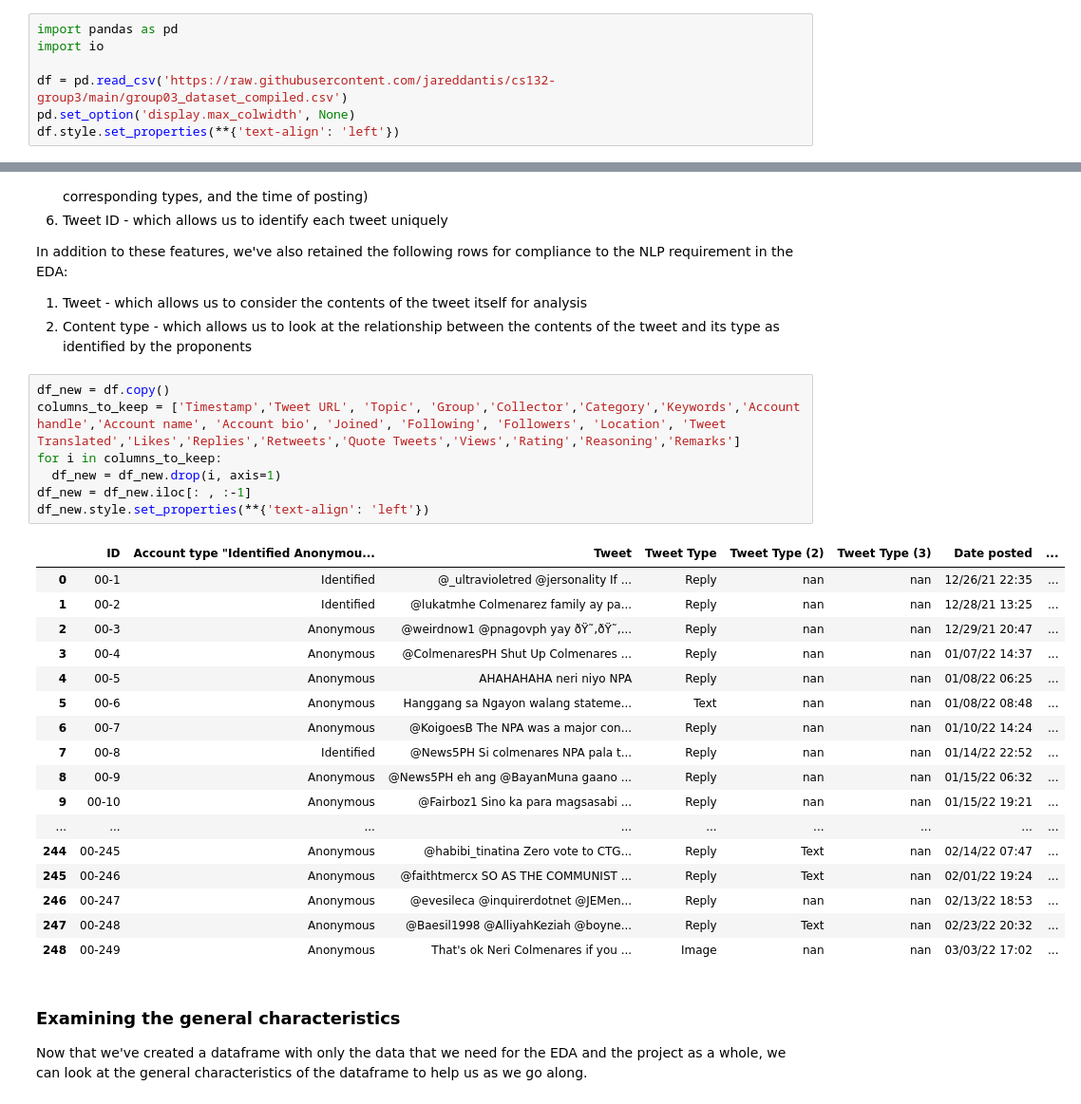
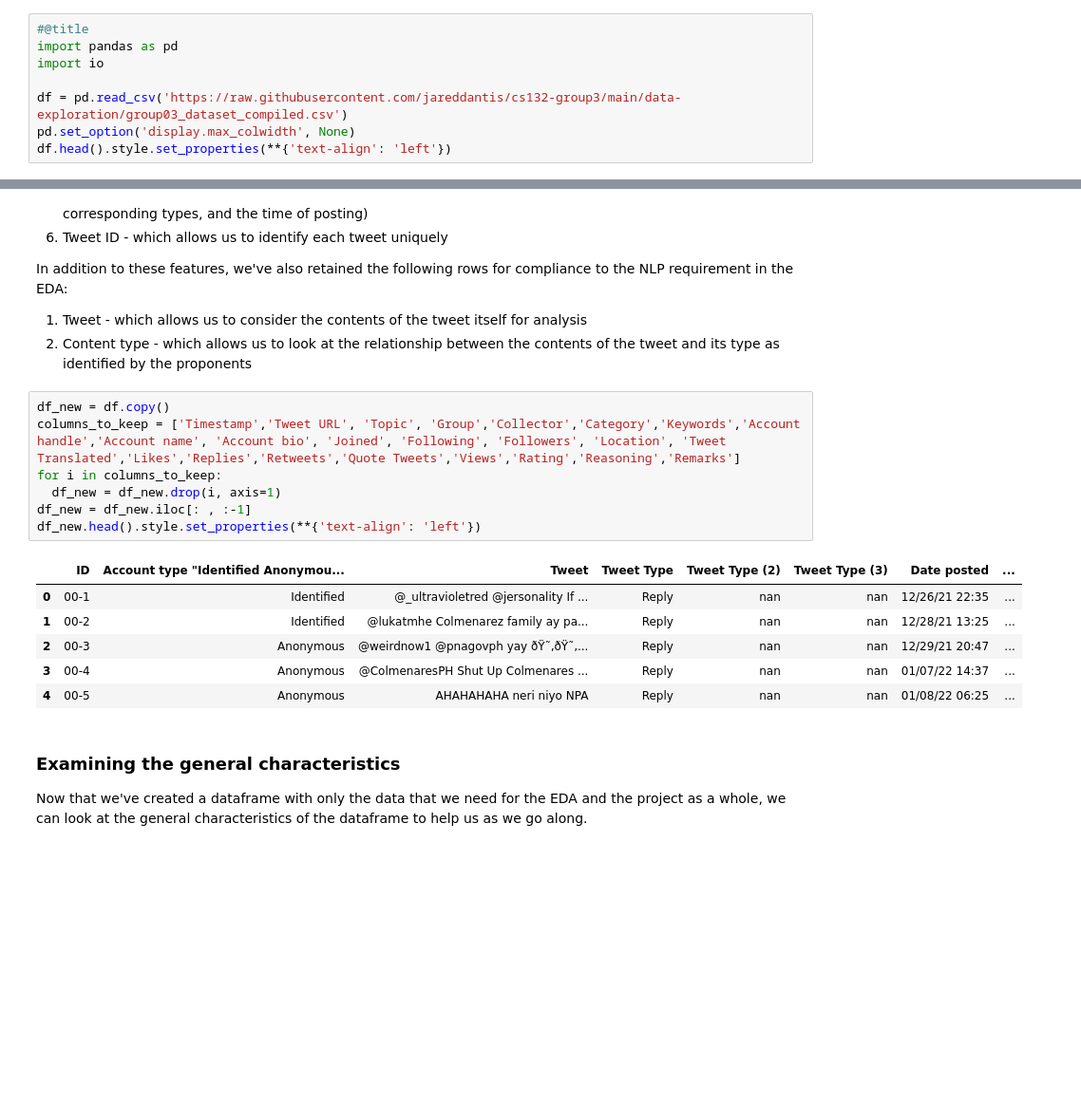
Before and after one commit to deckardsworkspace/cs132-group3, a Jupyter notebook: data-exploration/cs132_data_exploration.ipynb, the cells around one changed output, grey strips where cells are left out. Shown: that part at 95% size. Drawn from its saved outputs; the diff is of its cells as text; blank space fills up the shorter version.

```diff
--- a/data-exploration/cs132_data_exploration.ipynb
+++ b/data-exploration/cs132_data_exploration.ipynb
@@ -15,10 +21,11 @@ We also attempt to carry out initial tasks for:
 ## Importing and Reading the Dataset
 Note: Dataset imported is a concatenation of the submitted datasets as well as tweets between **Dec 25, 2021** (45 days before start of campaign period) to **June 23, 2022** (45 days after elections).
 # %%
+#@title
 import pandas as pd
 import io
 
-df = pd.read_csv('https://raw.githubusercontent.com/jareddantis/cs132-group3/main/group03_dataset_compiled.csv')
+df = pd.read_csv('https://raw.githubusercontent.com/jareddantis/cs132-group3/main/data-exploration/group03_dataset_compiled.csv')
 pd.set_option('display.max_colwidth', None)
-df.style.set_properties(**{'text-align': 'left'})
+df.head().style.set_properties(**{'text-align': 'left'})
 # %% [output]
@@ -105,28 +117,17 @@ In addition to these features, we've also retained the following rows for compli
 # %%
 df_new = df.copy()
 columns_to_keep = ['Timestamp','Tweet URL', 'Topic', 'Group','Collector','Category','Keywords','Account handle','Account name', 'Account bio', 'Joined', 'Following', 'Followers', 'Location', 'Tweet Translated','Likes','Replies','Retweets','Quote Tweets','Views','Rating','Reasoning','Remarks']
 for i in columns_to_keep:
   df_new = df_new.drop(i, axis=1)
 df_new = df_new.iloc[: , :-1]
-df_new.style.set_properties(**{'text-align': 'left'})
+df_new.head().style.set_properties(**{'text-align': 'left'})
 # %% [output]
 |  | ID | Account type "Identified Anonymou... | Tweet | Tweet Type | Tweet Type (2) | Tweet Type (3) | Date posted | ... |
 | 0 | 00-1 | Identified | @_ultravioletred @jersonality If ... | Reply | nan | nan | 12/26/21 22:35 | ... |
 | 1 | 00-2 | Identified | @lukatmhe Colmenarez family ay pa... | Reply | nan | nan | 12/28/21 13:25 | ... |
 | 2 | 00-3 | Anonymous | @weirdnow1 @pnagovph yay ðŸ˜‚ðŸ˜‚... | Reply | nan | nan | 12/29/21 20:47 | ... |
 | 3 | 00-4 | Anonymous | @ColmenaresPH Shut Up Colmenares ... | Reply | nan | nan | 01/07/22 14:37 | ... |
 | 4 | 00-5 | Anonymous | AHAHAHAHA neri niyo NPA | Reply | nan | nan | 01/08/22 06:25 | ... |
-| 5 | 00-6 | Anonymous | Hanggang sa Ngayon walang stateme... | Text | nan | nan | 01/08/22 08:48 | ... |
-| 6 | 00-7 | Anonymous | @KoigoesB The NPA was a major con... | Reply | nan | nan | 01/10/22 14:24 | ... |
-| 7 | 00-8 | Identified | @News5PH Si colmenares NPA pala t... | Reply | nan | nan | 01/14/22 22:52 | ... |
-| 8 | 00-9 | Anonymous | @News5PH eh ang @BayanMuna gaano ... | Reply | nan | nan | 01/15/22 06:32 | ... |
-| 9 | 00-10 | Anonymous | @Fairboz1 Sino ka para magsasabi ... | Reply | nan | nan | 01/15/22 19:21 | ... |
-| ... | ... | ... | ... | ... | ... | ... | ... | ... |
-| 244 | 00-245 | Anonymous | @habibi_tinatina Zero vote to CTG... | Reply | Text | nan | 02/14/22 07:47 | ... |
-| 245 | 00-246 | Anonymous | @faithtmercx SO AS THE COMMUNIST ... | Reply | Text | nan | 02/01/22 19:24 | ... |
-| 246 | 00-247 | Anonymous | @evesileca @inquirerdotnet @JEMen... | Reply | nan | nan | 02/13/22 18:53 | ... |
-| 247 | 00-248 | Anonymous | @Baesil1998 @AlliyahKeziah @boyne... | Reply | Text | nan | 02/23/22 20:32 | ... |
-| 248 | 00-249 | Anonymous | That's ok Neri Colmenares if you ... | Image | nan | nan | 03/03/22 17:02 | ... |
 # %% [markdown]
 ### Examining the general characteristics
 
```
Also changed, not shown: parts of 41 cells of this notebook.
